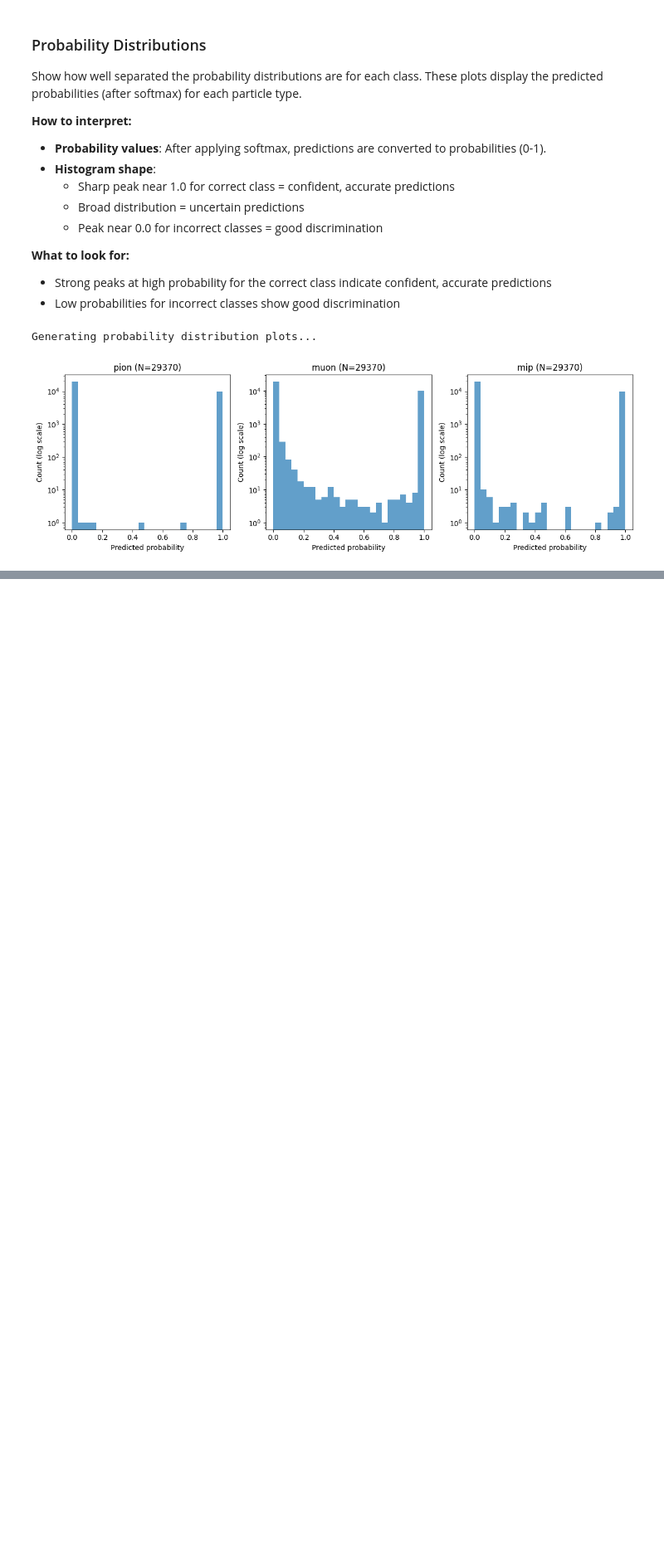
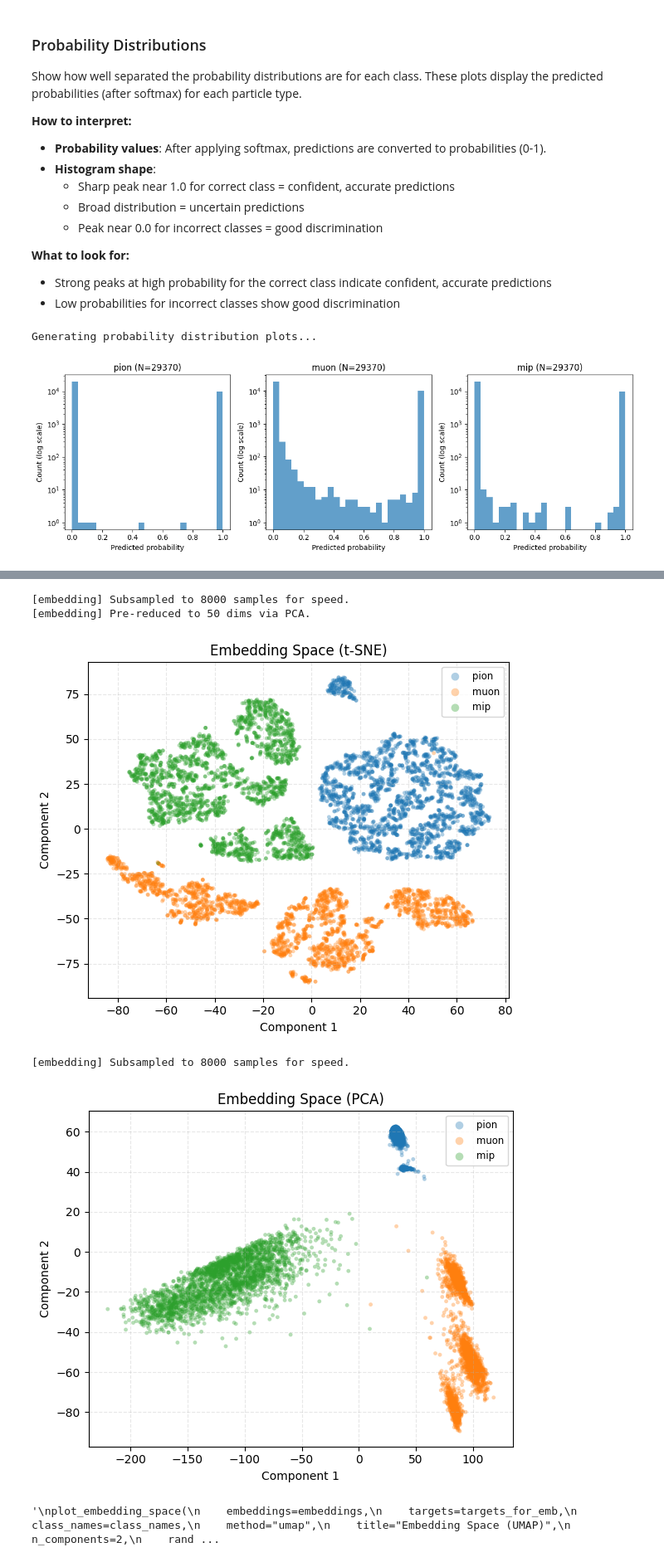
Before and after one commit to jaca230/pioneerML, a Jupyter notebook: notebooks/validation/validate_group_classifier.ipynb, the cells around one changed output, grey strips where cells are left out. Shown: that part at 83% size. Saved outputs shown, nothing was run; the diff lists cells and outputs as text; code cells hidden in the pictures; blank space fills up the shorter version.

```diff
--- a/notebooks/validation/validate_group_classifier.ipynb
+++ b/notebooks/validation/validate_group_classifier.ipynb
@@ -427,0 +615,57 @@ Generating probability distribution plots...
+# %%
+from pioneerml.evaluation.plots import plot_embedding_space
+
+# t-SNE
+plot_embedding_space(
+    embeddings=embeddings,
+    targets=targets_for_emb,
+    class_names=class_names,
+    method="tsne",
+    title="Embedding Space (t-SNE)",
+    perplexity=30.0,
+    n_components=2,
+    random_state=42,
+    show=True
+    ,max_samples=8000
+    ,pre_pca_components=50
+    ,verbose=True,
+)
+
+# PCA
+plot_embedding_space(
+    embeddings=embeddings,
+    targets=targets_for_emb,
+    class_names=class_names,
+    method="pca",
+    title="Embedding Space (PCA)",
+    n_components=2,
+    random_state=42,
+    show=True
+    ,max_samples=8000
+    ,pre_pca_components=50
+    ,verbose=True,
+)
+
+# UMAP (Warning, this is an expensive algorithm, especially for higher dimensions. It can take quite some time)
+'''
+plot_embedding_space(
+    embeddings=embeddings,
+    targets=targets_for_emb,
+    class_names=class_names,
+    method="umap",
+    title="Embedding Space (UMAP)",
+    n_components=2,
+    random_state=42,
+    show=True
+    ,max_samples=8000
+    ,pre_pca_components=50
+    ,verbose=True,
+)
+'''
+# %% [output]
+[embedding] Subsampled to 8000 samples for speed.
+[embedding] Pre-reduced to 50 dims via PCA.
+[figure, added]
+[embedding] Subsampled to 8000 samples for speed.
+[figure, added]
+'\nplot_embedding_space(\n    embeddings=embeddings,\n    targets=targets_for_emb,\n    class_names=class_names,\n    method="umap",\n    title="Embedding Space (UMAP)",\n    n_components=2,\n    rand ...
```
Also changed, not shown: parts of 5 cells of this notebook, 4 other files.
